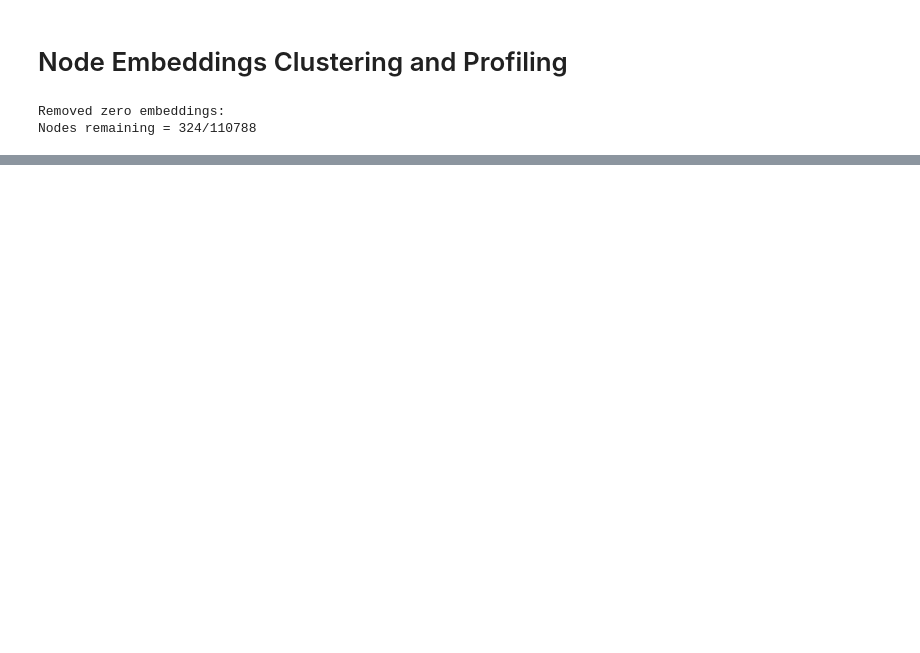
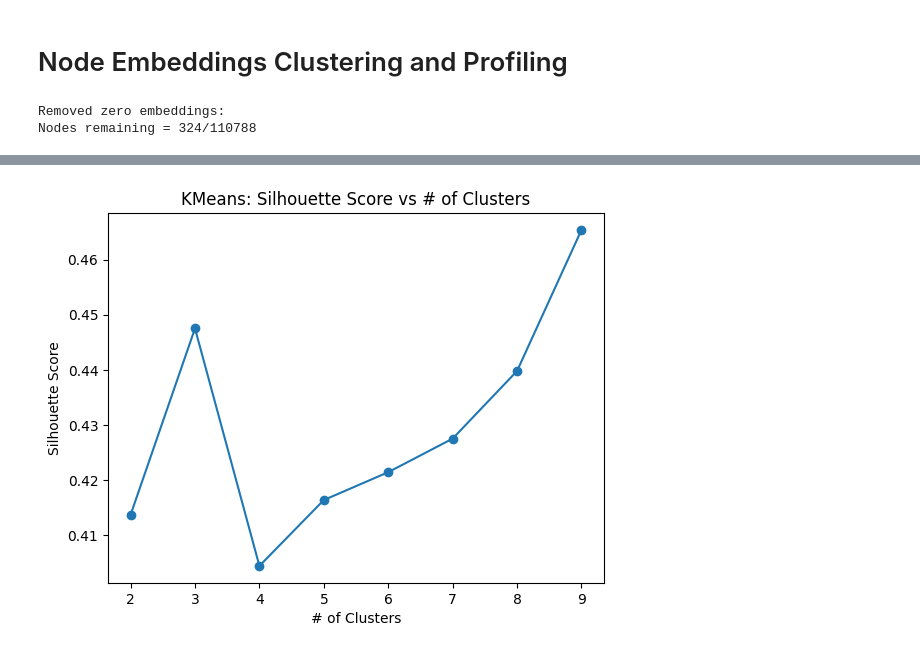
Before and after one commit to Xron7/FakeNewsDetection, a Jupyter notebook: network/node_clustering.ipynb, the cells around one changed output, grey strips where cells are left out. Cells and saved outputs as stored; diff of their text form; code cells hidden in the pictures; blank space fills up the shorter version.

Commit message:
work on clustering

```diff
--- a/network/node_clustering.ipynb
+++ b/network/node_clustering.ipynb
@@ -31,0 +89,29 @@ X = scaler.fit_transform(df[embedding_cols])
+# %%
+from sklearn.metrics import silhouette_score
+from sklearn.cluster import KMeans, DBSCAN, AgglomerativeClustering
+
+CLUSTER_RANGE = range(2, 10)
+
+def plot_silhouette(X, method_name, params = {}, cluster_range = CLUSTER_RANGE):
+    methods = {
+        "KMeans": KMeans,
+        "AgglomerativeClustering": AgglomerativeClustering
+    }
+    scores = []
+    for k in cluster_range:
+        model = methods[method_name](n_clusters=k, **params)
+        model.fit(X)
+
+        scores.append(silhouette_score(X, model.labels_))
+
+    plt.plot(cluster_range, scores, marker='o')
+    plt.title(f"{method_name}: Silhouette Score vs # of Clusters")
+    plt.xlabel("# of Clusters")
+    plt.ylabel("Silhouette Score")
+    plt.show()
+
+    return None
+
+plot_silhouette(X, 'KMeans', {'random_state': SEED})
+# %% [output]
+[figure, added]
```
Also changed, not shown: parts of 22 cells of this notebook, 1 other file.
